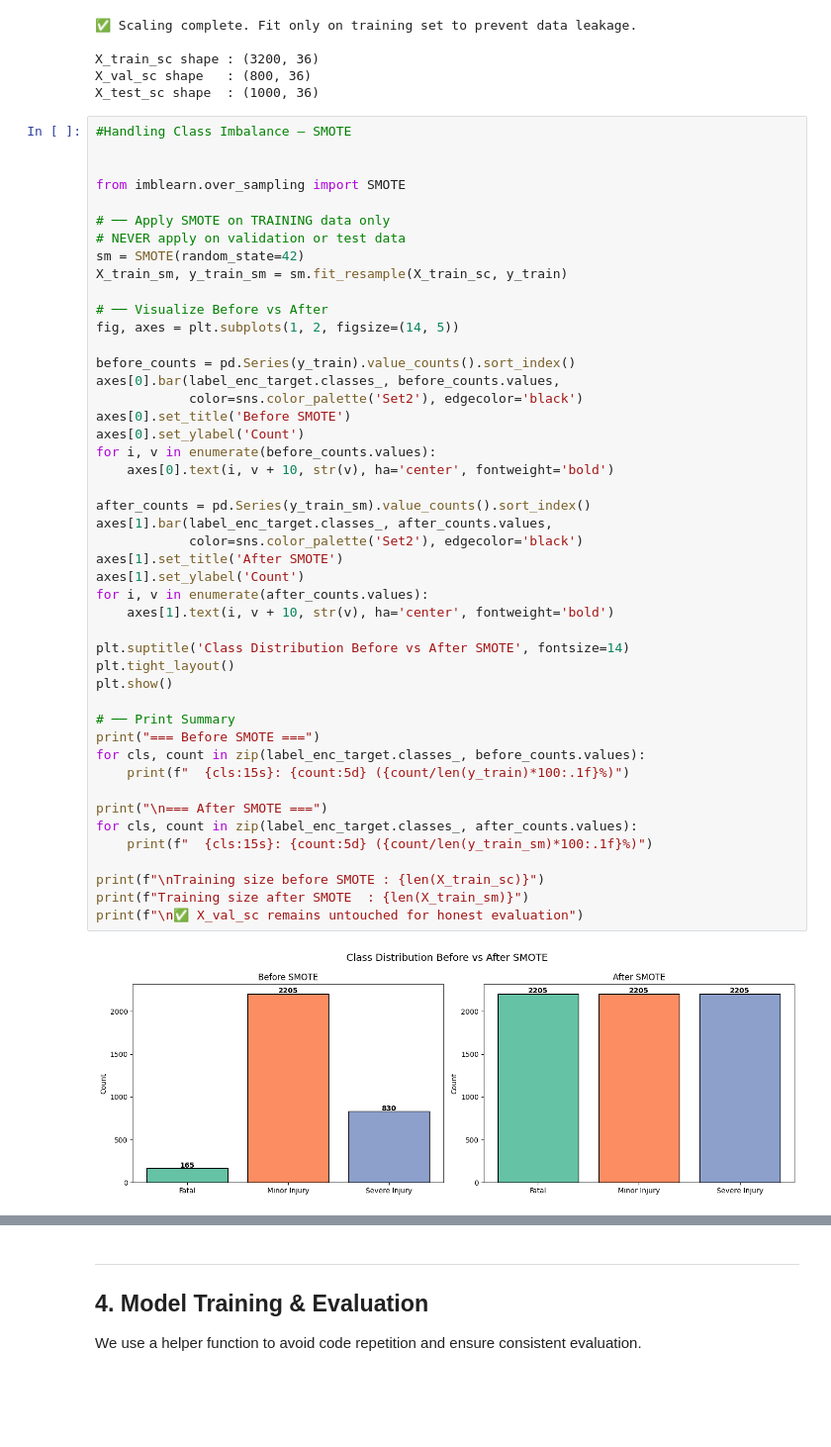
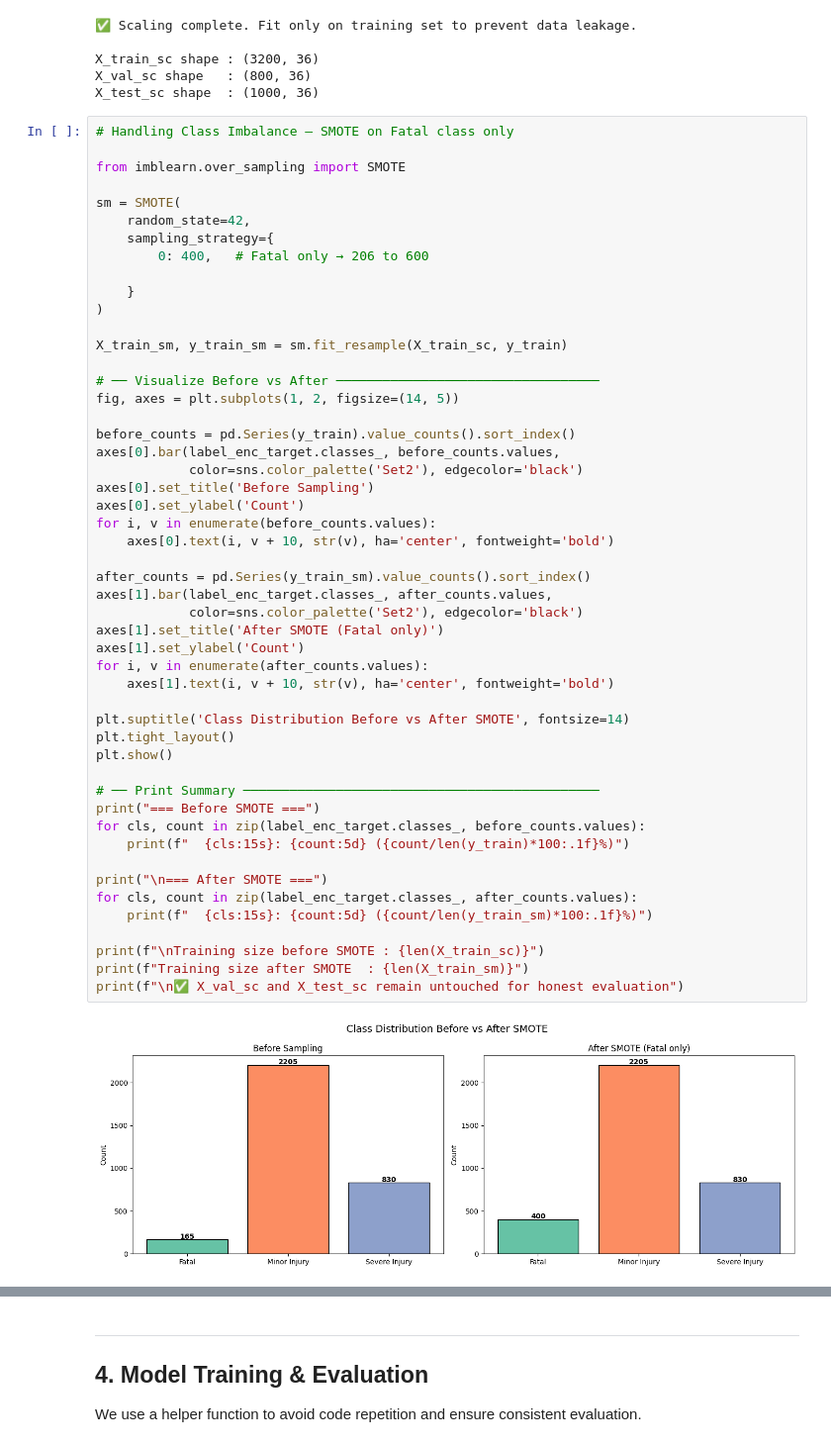
Before and after one commit to GannaReda/ML-55-20722, a Jupyter notebook: car_crash_severity_prediction.ipynb, the cells around one changed output, grey strips where cells are left out. Shown at 99% size. Drawn from its saved outputs; the diff is of its cells as text; blank space fills up the shorter version.

```diff
--- a/car_crash_severity_prediction.ipynb
+++ b/car_crash_severity_prediction.ipynb
@@ -698,53 +664,57 @@ X_train_sc shape : (3200, 36)
 X_val_sc shape   : (800, 36)
 X_test_sc shape  : (1000, 36)
 # %%
-#Handling Class Imbalance — SMOTE
-
+# Handling Class Imbalance — SMOTE on Fatal class only
 
 from imblearn.over_sampling import SMOTE
 
-# ── Apply SMOTE on TRAINING data only
-# NEVER apply on validation or test data
-sm = SMOTE(random_state=42)
+sm = SMOTE(
+    random_state=42,
+    sampling_strategy={
+        0: 400,   # Fatal only → 206 to 600
+
+    }
+)
+
 X_train_sm, y_train_sm = sm.fit_resample(X_train_sc, y_train)
 
-# ── Visualize Before vs After
+# ── Visualize Before vs After ──────────────────────────────────
 fig, axes = plt.subplots(1, 2, figsize=(14, 5))
 
 before_counts = pd.Series(y_train).value_counts().sort_index()
 axes[0].bar(label_enc_target.classes_, before_counts.values,
             color=sns.color_palette('Set2'), edgecolor='black')
-axes[0].set_title('Before SMOTE')
+axes[0].set_title('Before Sampling')
 axes[0].set_ylabel('Count')
 for i, v in enumerate(before_counts.values):
     axes[0].text(i, v + 10, str(v), ha='center', fontweight='bold')
 
 after_counts = pd.Series(y_train_sm).value_counts().sort_index()
 axes[1].bar(label_enc_target.classes_, after_counts.values,
             color=sns.color_palette('Set2'), edgecolor='black')
-axes[1].set_title('After SMOTE')
+axes[1].set_title('After SMOTE (Fatal only)')
 axes[1].set_ylabel('Count')
 for i, v in enumerate(after_counts.values):
     axes[1].text(i, v + 10, str(v), ha='center', fontweight='bold')
 
 plt.suptitle('Class Distribution Before vs After SMOTE', fontsize=14)
 plt.tight_layout()
 plt.show()
 
-# ── Print Summary
+# ── Print Summary ──────────────────────────────────────────────
 print("=== Before SMOTE ===")
 for cls, count in zip(label_enc_target.classes_, before_counts.values):
     print(f"  {cls:15s}: {count:5d} ({count/len(y_train)*100:.1f}%)")
 
 print("\n=== After SMOTE ===")
 for cls, count in zip(label_enc_target.classes_, after_counts.values):
     print(f"  {cls:15s}: {count:5d} ({count/len(y_train_sm)*100:.1f}%)")
 
 print(f"\nTraining size before SMOTE : {len(X_train_sc)}")
 print(f"Training size after SMOTE  : {len(X_train_sm)}")
-print(f"\n✅ X_val_sc remains untouched for honest evaluation")
+print(f"\n✅ X_val_sc and X_test_sc remain untouched for honest evaluation")
 # %% [output]
-[figure, old version]
+[figure, new version]
 === Before SMOTE ===
   Fatal          :   165 (5.2%)
   Minor Injury   :  2205 (68.9%)
```
Also changed, not shown: parts of 30 cells of this notebook.
